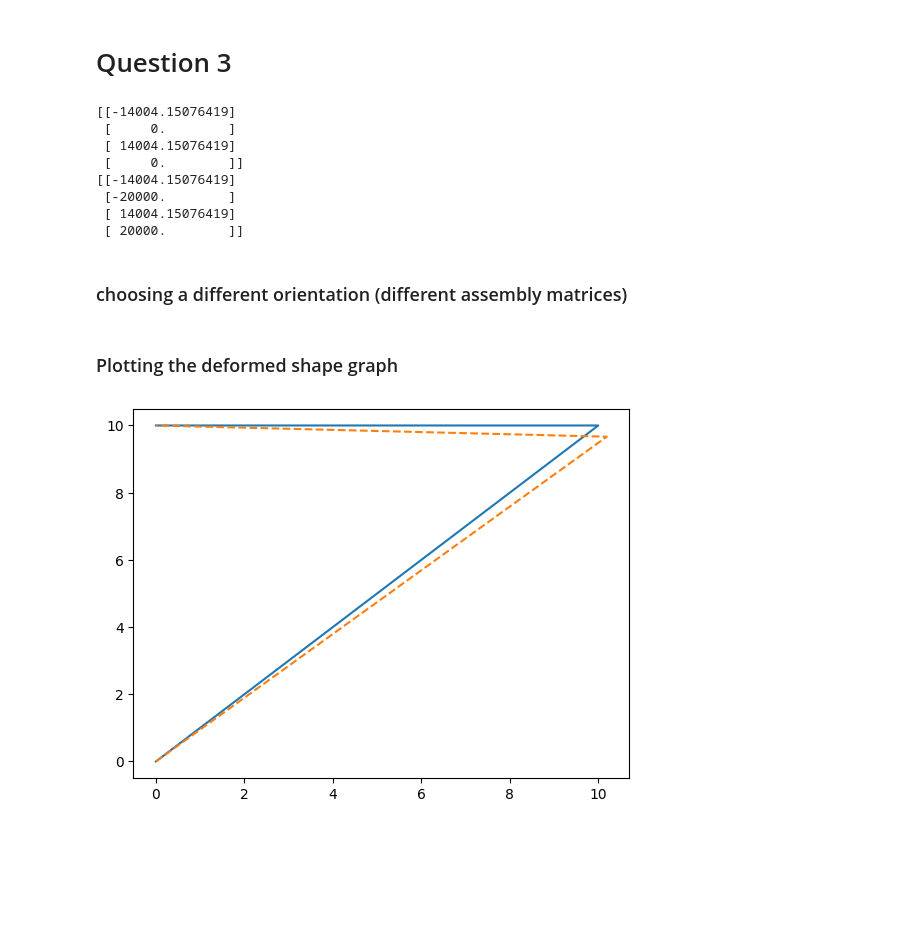
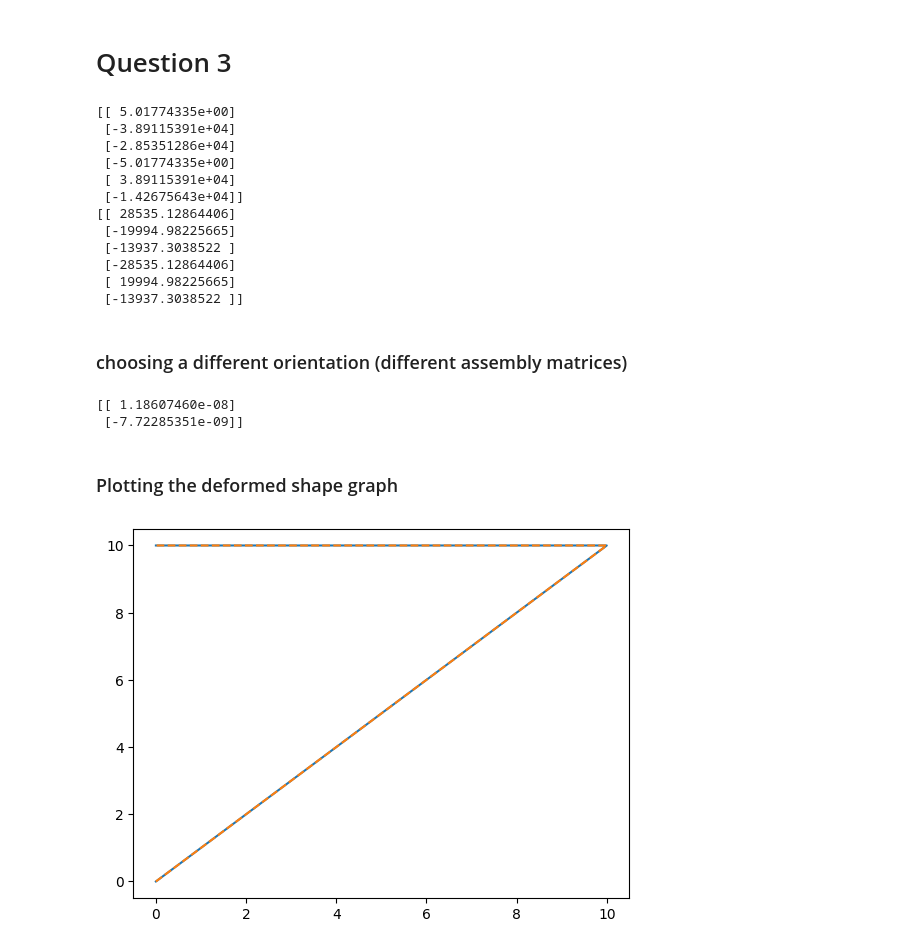
Before and after one commit to danielmcnz/FEA-Tools, a Jupyter notebook: lab2.ipynb, the cells around one changed output. Cells and saved outputs as stored; diff of their text form; code cells hidden in the pictures; blank space fills up the shorter version.

Commit message:
merged FrameElement and BarElement into single Element

```diff
--- a/lab2.ipynb
+++ b/lab2.ipynb
@@ -31,11 +59,18 @@ for element in structure.elements:
 # %% [markdown]
 # Question 3
 # %%
-assembly_mat_1 = np.array([[0, 0, 1, 0], [0, 0, 0, 1]])
-assembly_mat_2 = np.array([[1, 0, 0, 0], [0, 1, 0, 0]])
+assembly_mat_1 = np.array([
+    [0, 0, 1, 0, 0, 0],
+    [0, 0, 0, 1, 0, 0]
+])
 
-element1 = BarElement(assembly_mat_1, 200e9, 1.1, 400e-6, 0)
-element2 = BarElement(assembly_mat_2, 200e9, 0.8, 600e-6, 55)
+assembly_mat_2 = np.array([
+    [1, 0, 0, 0, 0, 0],
+    [0, 1, 0, 0, 0, 0]
+])
+
+element1 = Element(assembly_mat_1, 200e9, 0, 1.1, 400e-6, 0)
+element2 = Element(assembly_mat_2, 200e9, 0, 0.8, 600e-6, 55)
 
 Q = np.array([[0], [-20e3]]) # external force vector
 
@@ -46,44 +81,56 @@ structure.solve()
 for element in structure.elements:
     print(element.global_force)
 # %% [output]
-[[-14004.15076419]
- [     0.        ]
- [ 14004.15076419]
- [     0.        ]]
-[[-14004.15076419]
- [-20000.        ]
- [ 14004.15076419]
- [ 20000.        ]]
+[[ 5.01774335e+00]
+ [-3.89115391e+04]
+ [-2.85351286e+04]
+ [-5.01774335e+00]
+ [ 3.89115391e+04]
+ [-1.42675643e+04]]
+[[ 28535.12864406]
+ [-19994.98225665]
+ [-13937.3038522 ]
+ [-28535.12864406]
+ [ 19994.98225665]
+ [-13937.3038522 ]]
 # %% [markdown]
 ### choosing a different orientation (different assembly matrices)
 # %%
-assembly_mat_1 = np.array([[1, 0, 0, 0], [0, 1, 0, 0]])
-assembly_mat_2 = np.array([[0, 0, 1, 0], [0, 0, 0, 1]])
+assembly_mat_1 = np.array([[1, 0, 0, 0, 0, 0], [0, 1, 0, 0, 0, 0]])
+assembly_mat_2 = np.array([[0, 0, 1, 0, 0, 0], [0, 0, 0, 1, 0, 0]])
 
-element1 = BarElement(assembly_mat_1, 200e9, 1.1, 400e-6, 0)
-element2 = BarElement(assembly_mat_2, 200e9, 0.8, 600e-6, 55)
+element1 = Element(assembly_mat_1, 200e9, 0, 1.1, 400e-6, 0)
+element2 = Element(assembly_mat_2, 200e9, 0, 0.8, 600e-6, 55)
 
-Q = np.array([[0], [-20e3]]) # external force vector
+Q = np.array([
+    [0],
+    [-20e3]
+]) # external force vector
 
 structure = Structure([element1, element2], Q)
 
 structure.solve()
+
+print(structure.q)
+# %% [output]
+[[ 1.18607460e-08]
+ [-7.72285351e-09]]
 # %% [markdown]
 ### Plotting the deformed shape graph
 # %%
 import matplotlib.pyplot as plt
 
 mag = 1000
 
-q1 = structure.q[:,0][0] * mag
-q2 = structure.q[:,0][1] * mag
+q1 = structure.q[0][0] * mag
+q2 = structure.q[1][0] * mag
 
 points = np.array([[0, 0], [10, 10], [0, 10]])
 deflected_points =  np.array([[0, 0], [10 + q1, 10 + q2], [0, 10]])
 
 plt.plot(points[:,0], points[:,1])
 plt.plot(deflected_points[:,0], deflected_points[:,1], '--')
 
 plt.show()
 # %% [output]
-[figure, old version]
+[figure, new version]
```
Also changed, not shown: parts of 2 cells of this notebook, 7 other files.
